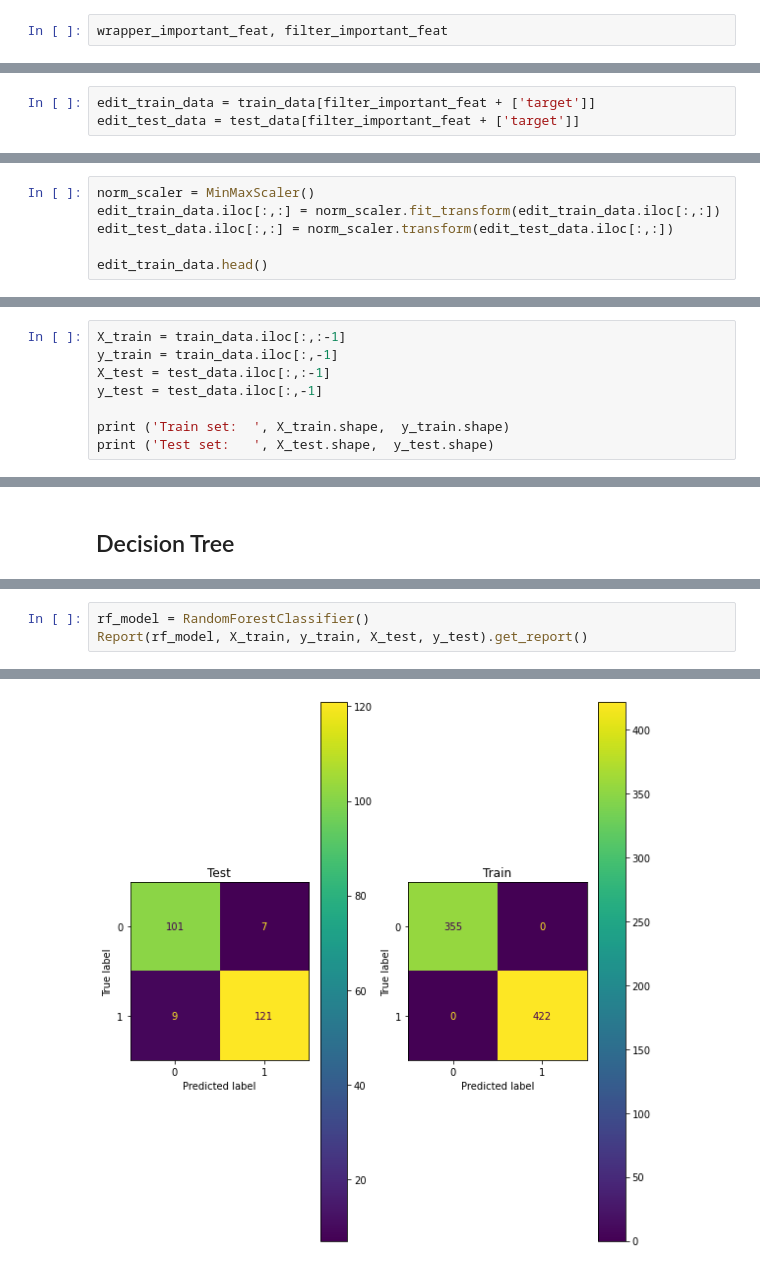
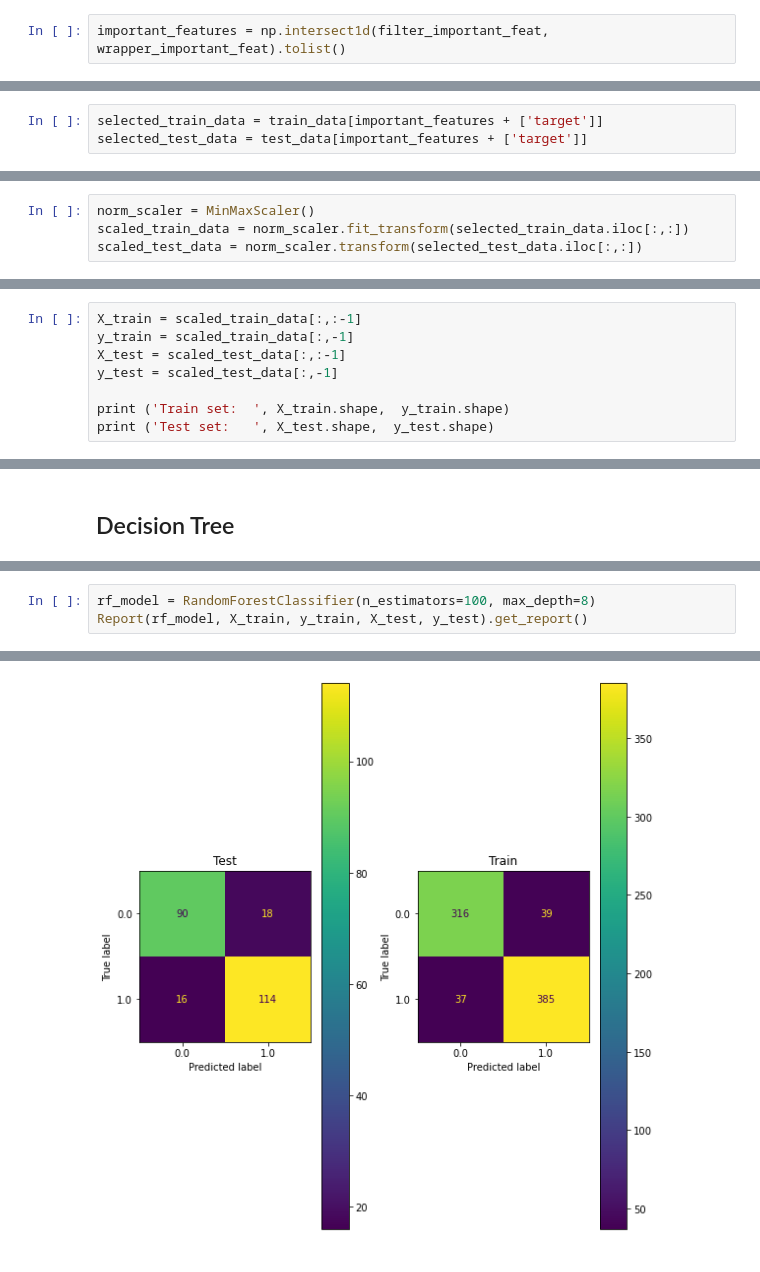
Before and after one commit to Nicola-Ibrahim/Heart-Diseases-Prediction, a Jupyter notebook: HeartDiseasePrediction.ipynb, the cells around one changed output, grey strips where cells are left out. Cells and saved outputs as stored; diff of their text form.

```diff
--- a/HeartDiseasePrediction.ipynb
+++ b/HeartDiseasePrediction.ipynb
@@ -507,2 +532,2 @@ wrapper_important_feat = np.array(train_data.columns[:-1])[rfe.get_support()]
 # %%
-wrapper_important_feat, filter_important_feat
+important_features = np.intersect1d(filter_important_feat, wrapper_important_feat).tolist()
@@ -517,5 +534,5 @@ wrapper_important_feat, filter_important_feat
 # %% [markdown]
 ### Important Features
 # %%
-edit_train_data = train_data[filter_important_feat + ['target']]
-edit_test_data = test_data[filter_important_feat + ['target']]
+selected_train_data = train_data[important_features + ['target']]
+selected_test_data = test_data[important_features + ['target']]
@@ -578,7 +541,5 @@ edit_test_data = test_data[filter_important_feat + ['target']]
 Normalizing features helps to increase model's accuracy
 # %%
 norm_scaler = MinMaxScaler()
-edit_train_data.iloc[:,:] = norm_scaler.fit_transform(edit_train_data.iloc[:,:])
-edit_test_data.iloc[:,:] = norm_scaler.transform(edit_test_data.iloc[:,:])
-
-edit_train_data.head()
+scaled_train_data = norm_scaler.fit_transform(selected_train_data.iloc[:,:])
+scaled_test_data = norm_scaler.transform(selected_test_data.iloc[:,:])
@@ -594,8 +548,8 @@ edit_train_data.head()
 # %%
-X_train = train_data.iloc[:,:-1]
-y_train = train_data.iloc[:,-1]
-X_test = test_data.iloc[:,:-1]
-y_test = test_data.iloc[:,-1]
+X_train = scaled_train_data[:,:-1]
+y_train = scaled_train_data[:,-1]
+X_test = scaled_test_data[:,:-1]
+y_test = scaled_test_data[:,-1]
 
 print ('Train set:  ', X_train.shape,  y_train.shape)
 print ('Test set:   ', X_test.shape,  y_test.shape)
@@ -685,4 +622,4 @@ weighted avg       0.87      0.87      0.87       238
 # %%
-rf_model = RandomForestClassifier()
+rf_model = RandomForestClassifier(n_estimators=100, max_depth=8)
 Report(rf_model, X_train, y_train, X_test, y_test).get_report()
 # %% [output]
@@ -700 +637 @@ weighted avg       0.93      0.93      0.93       238
-[figure, old version]
+[figure, new version]
```
Also changed, not shown: parts of 45 cells of this notebook.
